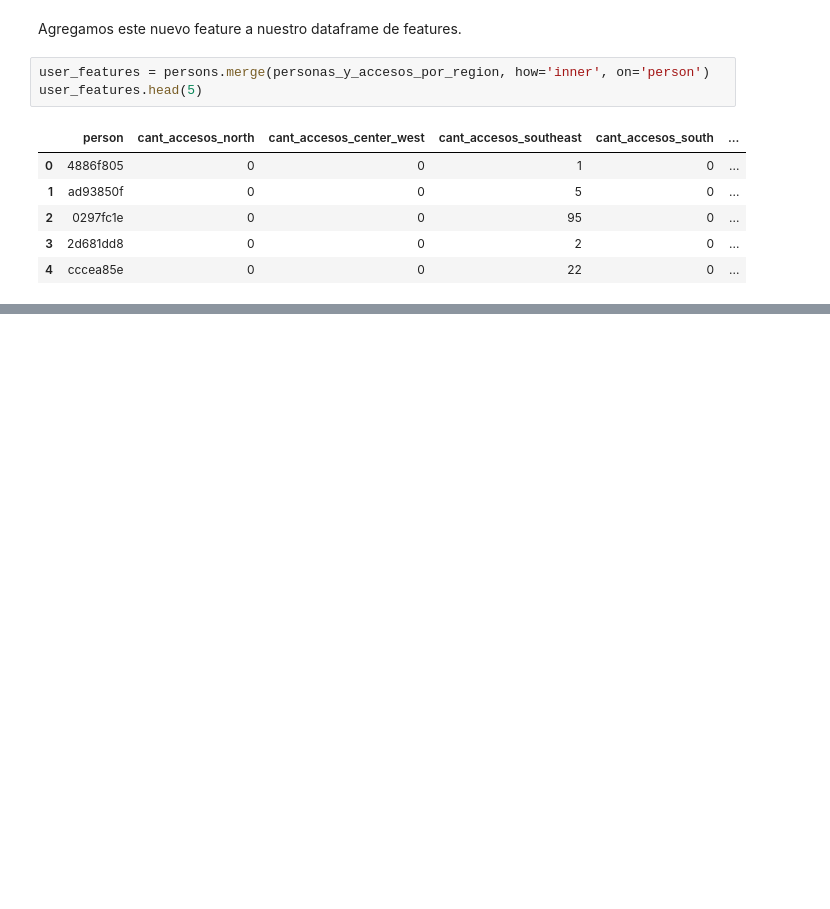
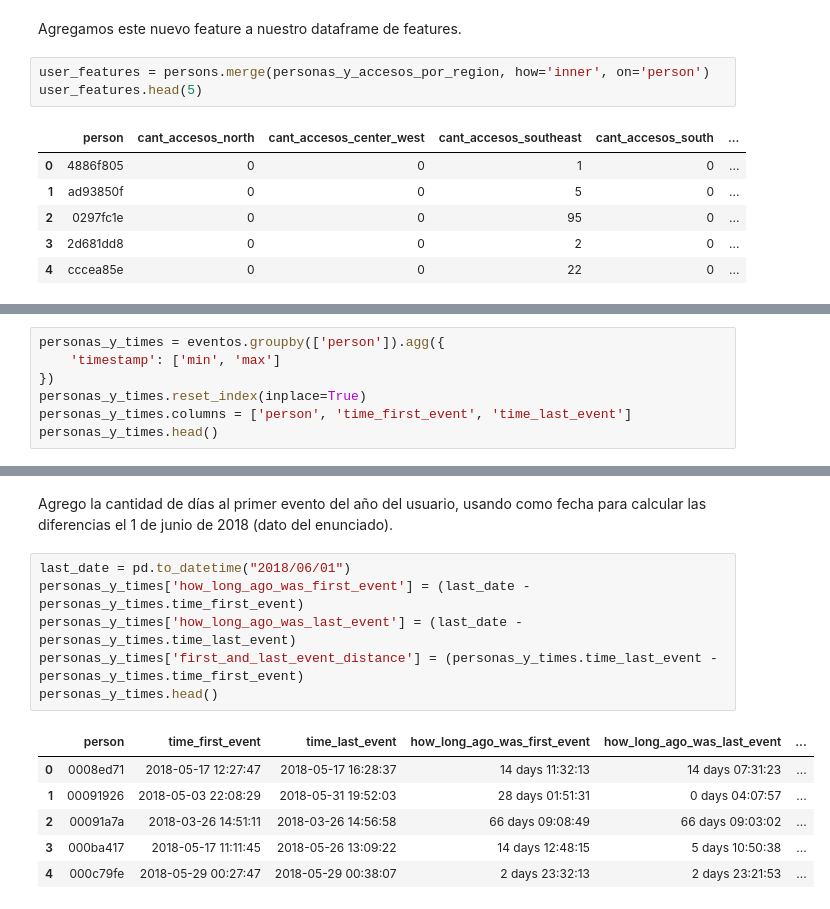
Before and after one commit to gabyrobles93/7506-TP2-MachineLearning, a Jupyter notebook: notebooks/ariel_feature_eng.ipynb, the cells around one changed output, grey strips where cells are left out. Saved outputs shown, nothing was run; the diff lists cells and outputs as text; blank space fills up the shorter version.

Commit message:
Agrego features sobre tiempos entre primer y ultimo evento. Y agrego promedio de eventos por dia por usuario

```diff
--- a/notebooks/ariel_feature_eng.ipynb
+++ b/notebooks/ariel_feature_eng.ipynb
@@ -174,0 +173,7 @@ user_features.to_csv('features_ariel.csv')
+# %%
+personas_y_times = eventos.groupby(['person']).agg({
+    'timestamp': ['min', 'max']
+})
+personas_y_times.reset_index(inplace=True)
+personas_y_times.columns = ['person', 'time_first_event', 'time_last_event']
+personas_y_times.head()
@@ -174,0 +187,15 @@ user_features.to_csv('features_ariel.csv')
+# %% [markdown]
+Agrego la cantidad de días al primer evento del año del usuario, usando como fecha para calcular las diferencias el 1 de junio de 2018 (dato del enunciado).
+# %%
+last_date = pd.to_datetime("2018/06/01")
+personas_y_times['how_long_ago_was_first_event'] = (last_date - personas_y_times.time_first_event)
+personas_y_times['how_long_ago_was_last_event'] = (last_date - personas_y_times.time_last_event)
+personas_y_times['first_and_last_event_distance'] = (personas_y_times.time_last_event - personas_y_times.time_first_event)
+personas_y_times.head()
+# %% [output]
+|  | person | time_first_event | time_last_event | how_long_ago_was_first_event | how_long_ago_was_last_event | ... |
+| 0 | 0008ed71 | 2018-05-17 12:27:47 | 2018-05-17 16:28:37 | 14 days 11:32:13 | 14 days 07:31:23 | ... |
+| 1 | 00091926 | 2018-05-03 22:08:29 | 2018-05-31 19:52:03 | 28 days 01:51:31 | 0 days 04:07:57 | ... |
+| 2 | 00091a7a | 2018-03-26 14:51:11 | 2018-03-26 14:56:58 | 66 days 09:08:49 | 66 days 09:03:02 | ... |
+| 3 | 000ba417 | 2018-05-17 11:11:45 | 2018-05-26 13:09:22 | 14 days 12:48:15 | 5 days 10:50:38 | ... |
+| 4 | 000c79fe | 2018-05-29 00:27:47 | 2018-05-29 00:38:07 | 2 days 23:32:13 | 2 days 23:21:53 | ... |
```
Also changed, not shown: parts of 9 cells of this notebook.
